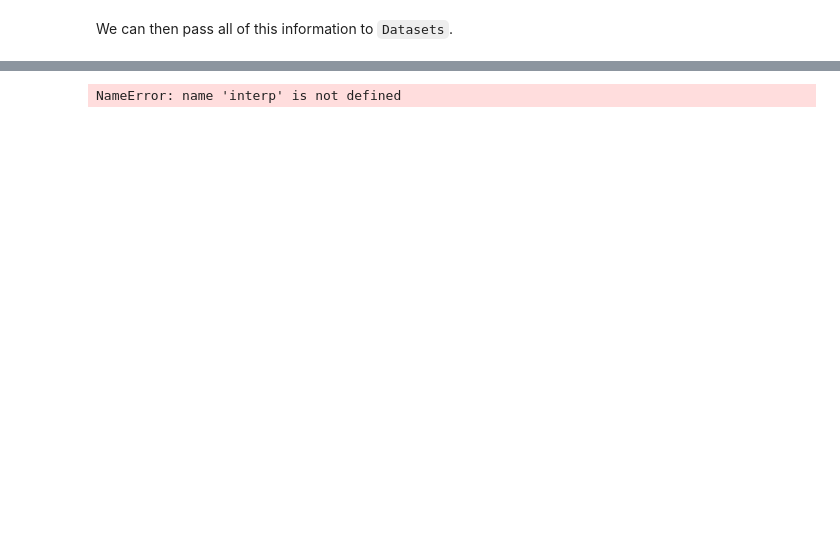
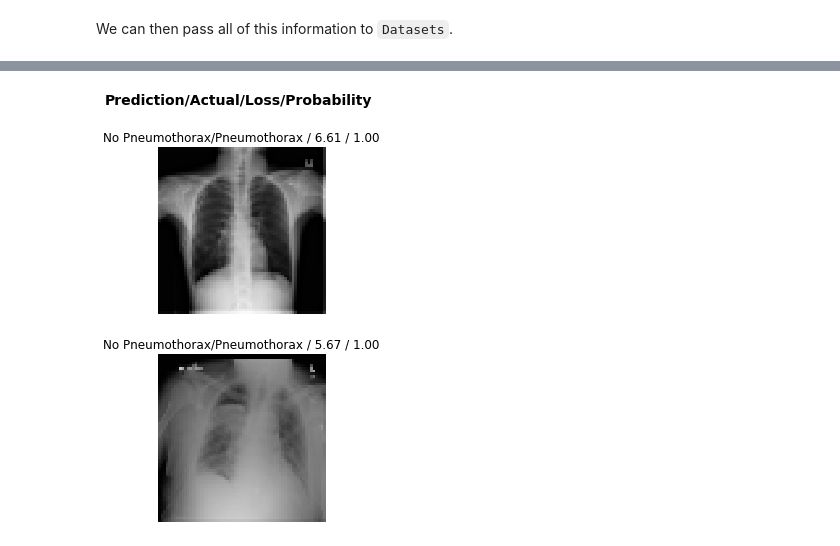
Before and after one commit to moritzschwyzer/fastai2, a Jupyter notebook: nbs/61_tutorial.medical_imaging.ipynb, the cells around one changed output, grey strips where cells are left out. Saved outputs shown, nothing was run; the diff lists cells and outputs as text; code cells hidden in the pictures; blank space fills up the shorter version.

```diff
--- a/nbs/61_tutorial.medical_imaging.ipynb
+++ b/nbs/61_tutorial.medical_imaging.ipynb
@@ -111,4 +110,4 @@ AssertionError: ==:
 # %%
-interp.plot_top_losses(9)
+interp.plot_top_losses(2)
 # %% [output]
-NameError: name 'interp' is not defined
+[figure, added]
```
Also changed, not shown: parts of 6 cells of this notebook, 4 other files.
